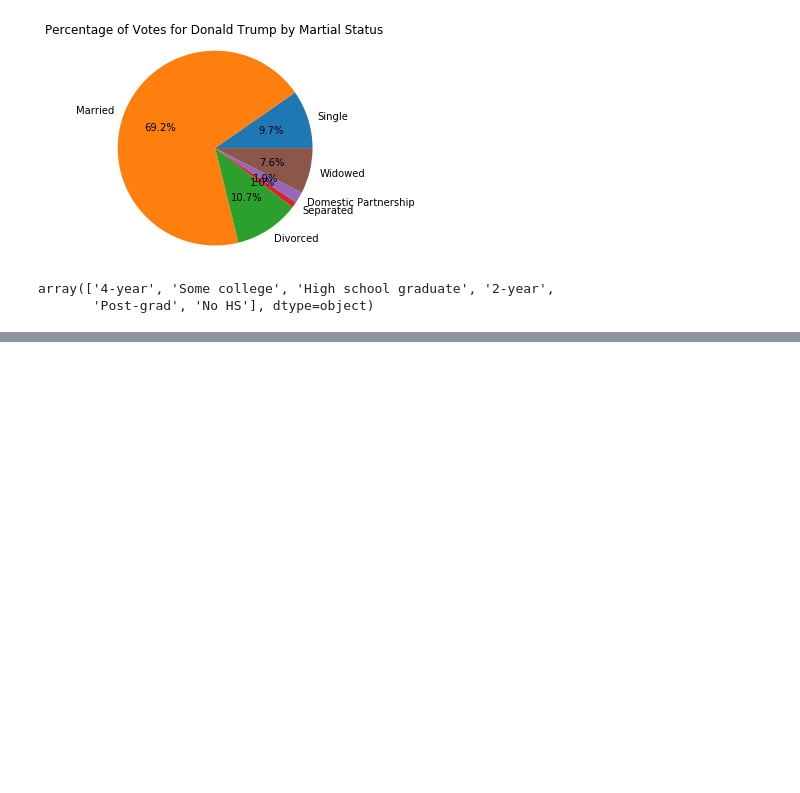
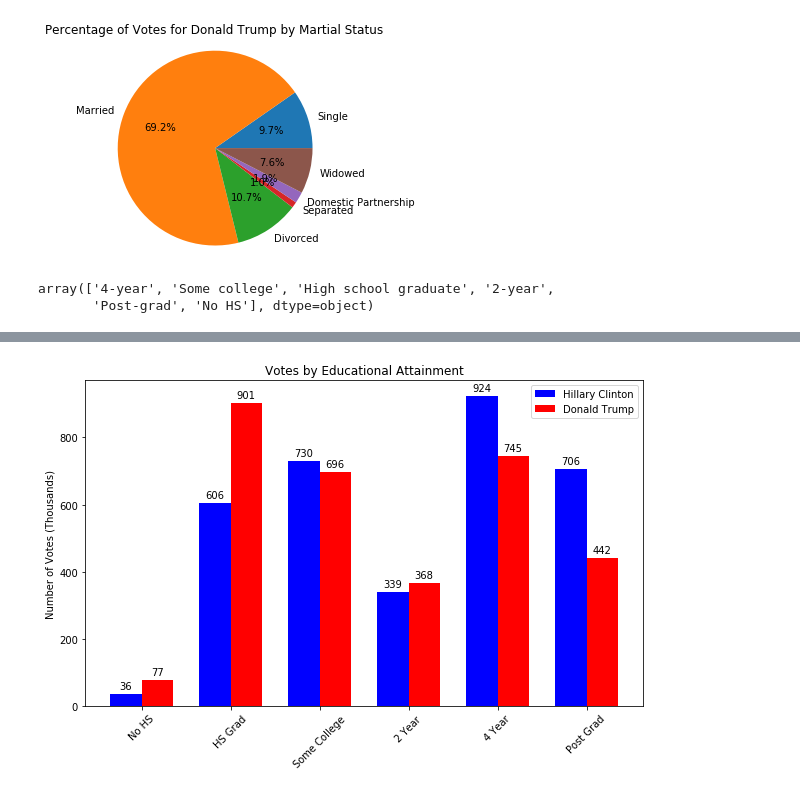
Before and after one commit to hannahhuntoon/project1, a Jupyter notebook: Final Voter Data.ipynb, the cells around one changed output, grey strips where cells are left out. Cells and saved outputs as stored; diff of their text form; code cells hidden in the pictures; blank space fills up the shorter version.

```diff
--- a/Final Voter Data.ipynb
+++ b/Final Voter Data.ipynb
@@ -186,3 +189,41 @@ cleanVoter3
 | No HS | 36 | 77 |
 | Post-grad | 706 | 442 |
 | Some college | 730 | 696 |
+# %%
+labels = ['No HS', 'HS Grad', 'Some College', '2 Year', '4 Year', 'Post Grad']
+hillary_values = [36, 606, 730, 339, 924, 706]
+donald_values = [77, 901, 696, 368, 745, 442]
+
+
+x = np.arange(len(labels))
+width = 0.35
+
+fig, ax = plt.subplots()
+rects1 = ax.bar(x - width/2, hillary_values, width, label='Hillary Clinton', color="blue")
+rects2 = ax.bar(x + width/2, donald_values, width, label='Donald Trump', color="red")
+
+
+ax.set_ylabel('Number of Votes (Thousands)')
+ax.set_title('Votes by Educational Attainment')
+ax.set_xticks(x)
+ax.set_xticklabels(labels, rotation=45)
+ax.legend(loc="best")
+
+def autolabel(rects):
+    """Attach a text label above each bar in *rects*, displaying its height."""
+    for rect in rects:
+        height = rect.get_height()
+        ax.annotate('{}'.format(height),
+                    xy=(rect.get_x() + rect.get_width() / 2, height),
+                    xytext=(0, 3),  # 3 points vertical offset
+                    textcoords="offset points",
+                    ha='center', va='bottom')
+autolabel(rects1)
+autolabel(rects2)
+
+plt.rcParams['figure.figsize'] = (10,6)
+
+plt.savefig("Votes by Educational Attainment")
+plt.show()
+# %% [output]
+[figure, added]
```
Also changed, not shown: parts of 21 cells of this notebook, 7 other files.
